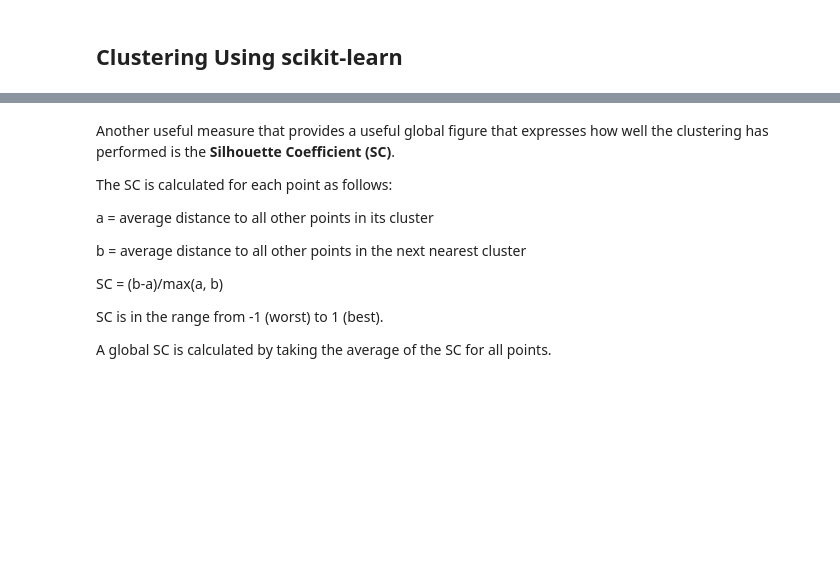
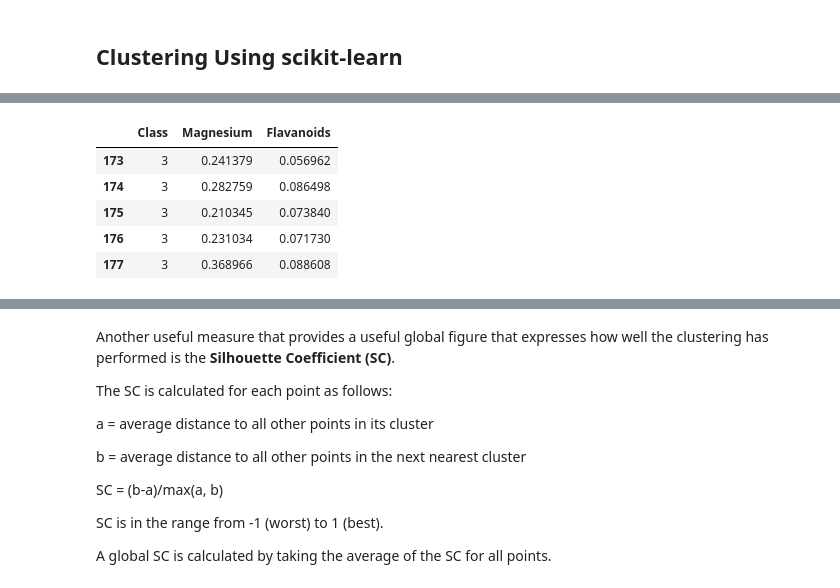
Before and after one commit to EROADdataAnalysis/EROAD, a Jupyter notebook: Lecture 8- Feature Selection, Clustering with k-Means.ipynb, the cells around one changed output, grey strips where cells are left out. Drawn from its saved outputs; the diff is of its cells as text; code cells hidden in the pictures; blank space fills up the shorter version.

```diff
--- a/Lecture 8- Feature Selection, Clustering with k-Means.ipynb
+++ b/Lecture 8- Feature Selection, Clustering with k-Means.ipynb
@@ -634,0 +668,9 @@ km = KMeans(n_clusters=3, init='random')
+# %%
+df.tail()
+# %% [output]
+|  | Class | Magnesium | Flavanoids |
+| 173 | 3 | 0.241379 | 0.056962 |
+| 174 | 3 | 0.282759 | 0.086498 |
+| 175 | 3 | 0.210345 | 0.073840 |
+| 176 | 3 | 0.231034 | 0.071730 |
+| 177 | 3 | 0.368966 | 0.088608 |
```
Also changed, not shown: parts of 15 cells of this notebook.
